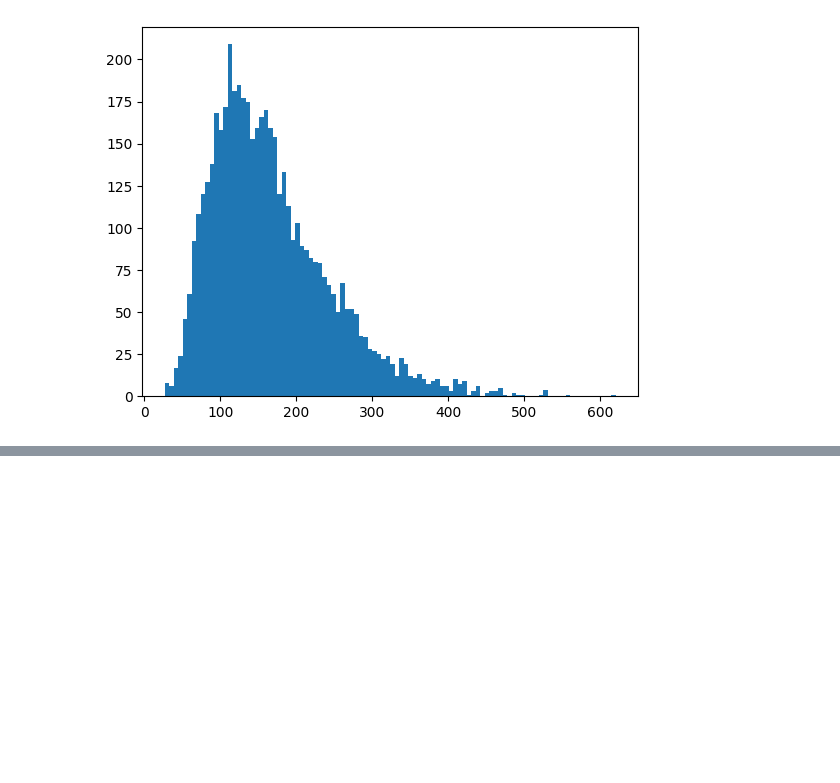
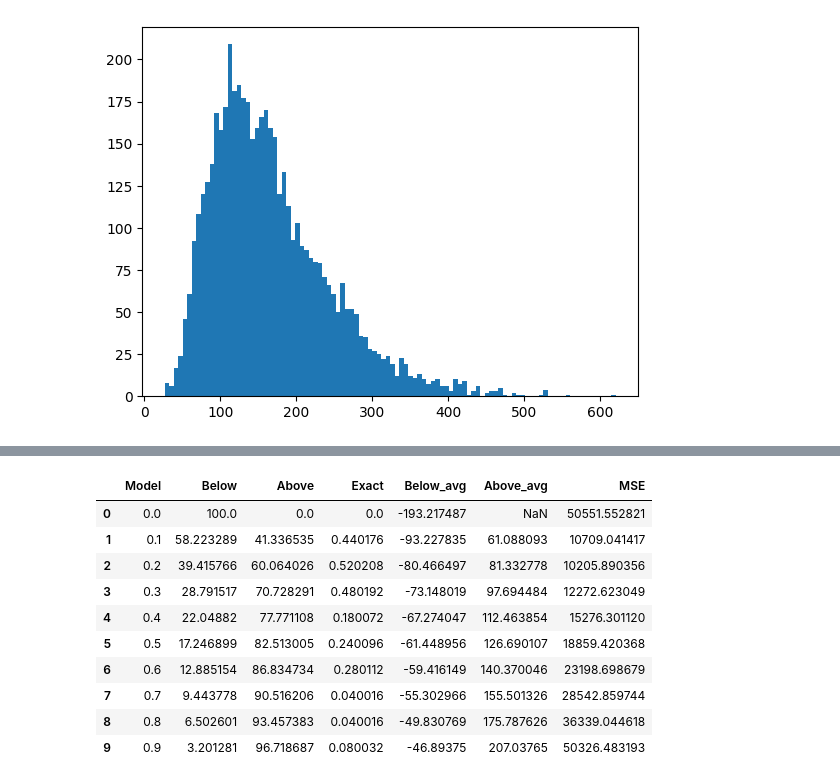
Before and after one commit to giacomo-ciro/diffusion-llms, a Jupyter notebook: diffusion_llms/eval/main.ipynb, the cells around one changed output, grey strips where cells are left out. Cells and saved outputs as stored; diff of their text form; code cells hidden in the pictures; blank space fills up the shorter version.

```diff
--- a/diffusion_llms/eval/main.ipynb
+++ b/diffusion_llms/eval/main.ipynb
@@ -35,0 +161,14 @@ array([150., 300.,  98., ..., 133., 316., 155.])
+# %%
+ans_df
+# %% [output]
+|  | Model | Below | Above | Exact | Below_avg | Above_avg | MSE |
+| 0 | 0.0 | 100.0 | 0.0 | 0.0 | -193.217487 | NaN | 50551.552821 |
+| 1 | 0.1 | 58.223289 | 41.336535 | 0.440176 | -93.227835 | 61.088093 | 10709.041417 |
+| 2 | 0.2 | 39.415766 | 60.064026 | 0.520208 | -80.466497 | 81.332778 | 10205.890356 |
+| 3 | 0.3 | 28.791517 | 70.728291 | 0.480192 | -73.148019 | 97.694484 | 12272.623049 |
+| 4 | 0.4 | 22.04882 | 77.771108 | 0.180072 | -67.274047 | 112.463854 | 15276.301120 |
+| 5 | 0.5 | 17.246899 | 82.513005 | 0.240096 | -61.448956 | 126.690107 | 18859.420368 |
+| 6 | 0.6 | 12.885154 | 86.834734 | 0.280112 | -59.416149 | 140.370046 | 23198.698679 |
+| 7 | 0.7 | 9.443778 | 90.516206 | 0.040016 | -55.302966 | 155.501326 | 28542.859744 |
+| 8 | 0.8 | 6.502601 | 93.457383 | 0.040016 | -49.830769 | 175.787626 | 36339.044618 |
+| 9 | 0.9 | 3.201281 | 96.718687 | 0.080032 | -46.89375 | 207.03765 | 50326.483193 |
```
Also changed, not shown: parts of 3 cells of this notebook, 2 other files.
